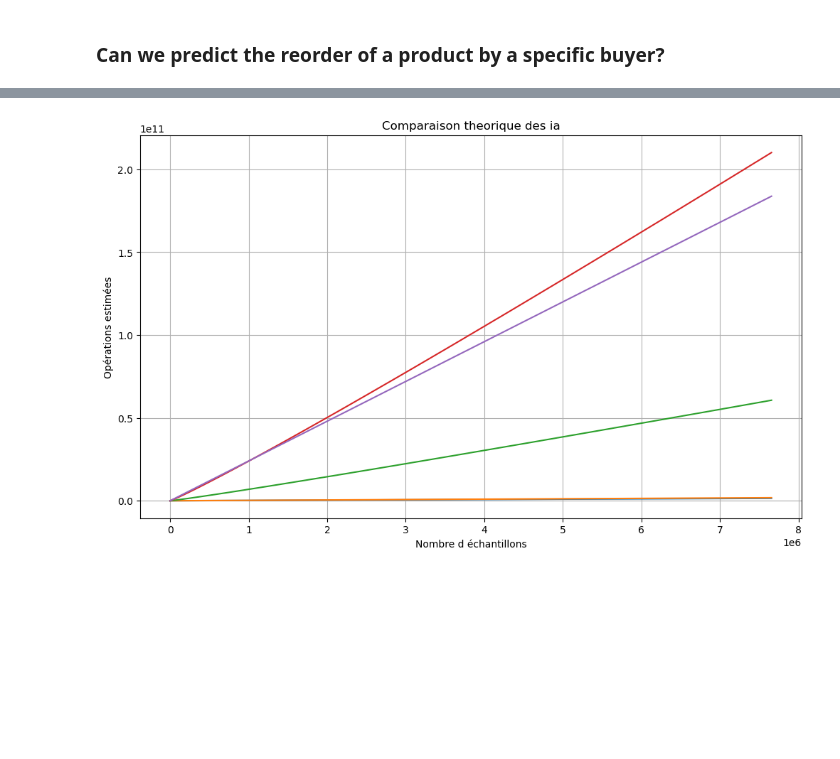
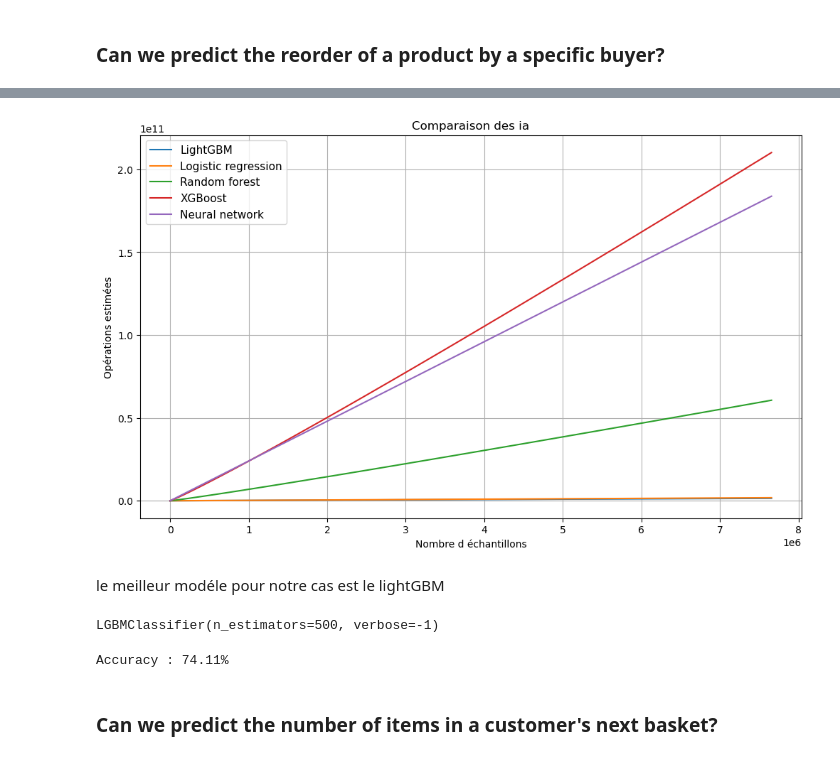
Before and after one commit to AlexandrG1209/nextbuy, a Jupyter notebook: notebook.ipynb, the cells around one changed output, grey strips where cells are left out. Cells and saved outputs as stored; diff of their text form; code cells hidden in the pictures; blank space fills up the shorter version.

Commit message:
modif issue of 100% accuracy fixed

```diff
--- a/notebook.ipynb
+++ b/notebook.ipynb
@@ -549,47 +548,50 @@ input_train, input_test, output_train, output_test = train_test_split(inputt, ou
 N = np.linspace(1, 7656670, 100)
 
 # Constantes fixées (
 d = 12            # Nombre de features (colonnes)
-K = 100           # Nombre d'arbres (pour RF, XGB, LGBM)
-I = 20           # Nombre d'itérations (LogReg, NN)
+K = 100           # Nombre d'arbres (pour RFXGB et LGBM)
+I = 20            # Nombre d'itérations (LogReg, NN)
 W_nn = d * 100    # Poids du Neural Network
 
 
 # Logistic regression= O(I*N*d)
-y_logreg = I * N * d
+logreg = I * N * d
 
 # Random forest = O(K*N*log(N)*sqrt(d) )
-y_rf = K * N * np.log2(N) * np.sqrt(d)
+rf = K * N * np.log2(N) * np.sqrt(d)
 
 # xgboost = O(K*N*log(N)*d)
-y_xgb = K * N * np.log2(N) * d
+xgb = K * N * np.log2(N) * d
 
 # Lightgbm= O(K * N_sample * d_bundle)
-y_lgbm = K * (N * 0.2) * (d * 0.8)
+lgbm = K * (N * 0.2) * (d * 0.8)
 
 # Neural network = O(I*N*W)
-y_nn = I * N * W_nn
+nn = I * N * W_nn
 
 
 plt.figure(figsize=(12, 7))
 
 # Tracer des courbes
-plt.plot(N, y_lgbm, label='LightGBM')
-plt.plot(N, y_logreg, label='Logistic Regression')
-plt.plot(N, y_rf, label='Random Forest')
-plt.plot(N, y_xgb, label='XGBoost')
-plt.plot(N, y_nn, label='Neural Network')
+plt.plot(N, lgbm, label='LightGBM')
+plt.plot(N, logreg, label='Logistic regression')
+plt.plot(N, rf, label='Random forest')
+plt.plot(N, xgb, label='XGBoost')
+plt.plot(N, nn, label='Neural network')
 
 # Label
-plt.title('Comparaison theorique des ia')
+plt.title('Comparaison des ia')
 plt.xlabel('Nombre d échantillons')
 plt.ylabel('Opérations estimées')
+plt.legend(fontsize=11)
 plt.grid(True)
 
 # Affichage
 plt.show()
 # %% [output]
-[figure, old version]
+[figure, new version]
+# %% [markdown]
+le meilleur modéle pour notre cas est le lightGBM
 # %%
 def init_lightgbm(n_estimators=500, learning_rate=0.1):
     model = lgb.LGBMClassifier(
@@ -599,9 +601,15 @@ def init_lightgbm(n_estimators=500, learning_rate=0.1):
     )
     return model
 # %%
-light = init_lightgbm()
-light.fit(input_train, output_train)
+light_reorder = init_lightgbm()
+light_reorder.fit(input_train, output_train)
+# %% [output]
+LGBMClassifier(n_estimators=500, verbose=-1)
 # %%
-output_pred = light.predict(input_test)
+output_pred = light_reorder.predict(input_test)
 
 print(f"Accuracy : {accuracy_score(output_test, output_pred):.2%}")
+# %% [output]
+Accuracy : 74.11%
+# %% [markdown]
+### Can we predict the number of items in a customer's next basket?
```
Also changed, not shown: parts of 4 cells of this notebook.
